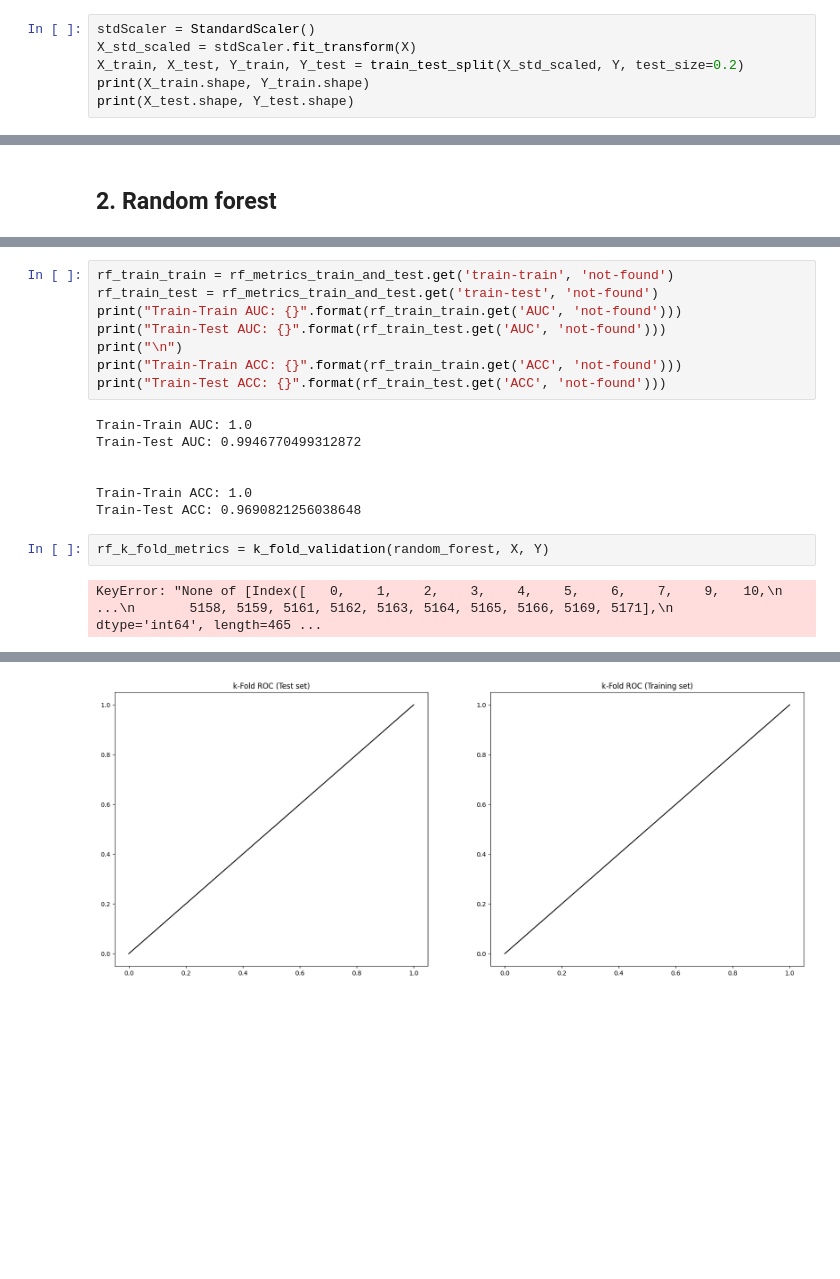
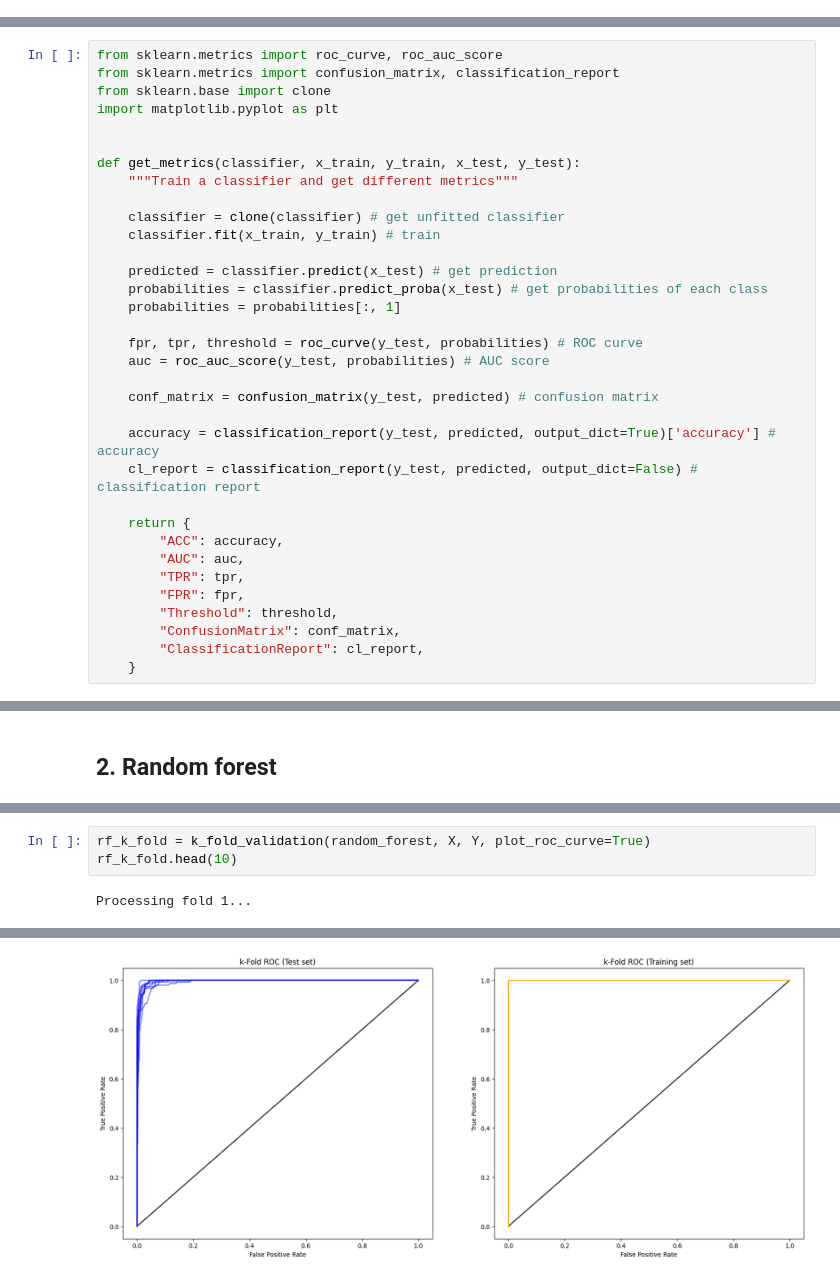
Before and after one commit to Exonault/TechnicalUniversityMastersProject, a Jupyter notebook: MachineLearning/MachineLearning/Notebooks/Project.ipynb, the cells around one changed output, grey strips where cells are left out. Saved outputs shown, nothing was run; the diff lists cells and outputs as text; blank space fills up the shorter version.

Commit message:
ML - some random development part 2

```diff
--- a/MachineLearning/MachineLearning/Notebooks/Project.ipynb
+++ b/MachineLearning/MachineLearning/Notebooks/Project.ipynb
@@ -238,6 +36,0 @@ k_fold_metrics.head(10)
-# %%
-stdScaler = StandardScaler()
-X_std_scaled = stdScaler.fit_transform(X)
-X_train, X_test, Y_train, Y_test = train_test_split(X_std_scaled, Y, test_size=0.2)
-print(X_train.shape, Y_train.shape)
-print(X_test.shape, Y_test.shape)
@@ -285,0 +37,34 @@ k_fold_metrics.head(10)
+# %%
+from sklearn.metrics import roc_curve, roc_auc_score
+from sklearn.metrics import confusion_matrix, classification_report
+from sklearn.base import clone
+import matplotlib.pyplot as plt
+
+
+def get_metrics(classifier, x_train, y_train, x_test, y_test):
+    """Train a classifier and get different metrics"""
+
+    classifier = clone(classifier) # get unfitted classifier
+    classifier.fit(x_train, y_train) # train
+
+    predicted = classifier.predict(x_test) # get prediction
+    probabilities = classifier.predict_proba(x_test) # get probabilities of each class
+    probabilities = probabilities[:, 1]
+
+    fpr, tpr, threshold = roc_curve(y_test, probabilities) # ROC curve
+    auc = roc_auc_score(y_test, probabilities) # AUC score
+
+    conf_matrix = confusion_matrix(y_test, predicted) # confusion matrix
+
+    accuracy = classification_report(y_test, predicted, output_dict=True)['accuracy'] # accuracy
+    cl_report = classification_report(y_test, predicted, output_dict=False) # classification report
+
+    return {
+        "ACC": accuracy,
+        "AUC": auc,
+        "TPR": tpr,
+        "FPR": fpr,
+        "Threshold": threshold,
+        "ConfusionMatrix": conf_matrix,
+        "ClassificationReport": cl_report,
+    }
@@ -302,19 +384,5 @@ rf_metrics_train_and_test = get_metrics_train_and_test(random_forest, X_train, Y
-# %%
-rf_train_train = rf_metrics_train_and_test.get('train-train', 'not-found')
-rf_train_test = rf_metrics_train_and_test.get('train-test', 'not-found')
-print("Train-Train AUC: {}".format(rf_train_train.get('AUC', 'not-found')))
-print("Train-Test AUC: {}".format(rf_train_test.get('AUC', 'not-found')))
-print("\n")
-print("Train-Train ACC: {}".format(rf_train_train.get('ACC', 'not-found')))
-print("Train-Test ACC: {}".format(rf_train_test.get('ACC', 'not-found')))
-# %% [output]
-Train-Train AUC: 1.0
-Train-Test AUC: 0.9946770499312872
-
-
-Train-Train ACC: 1.0
-Train-Test ACC: 0.9690821256038648
 # %%
-rf_k_fold_metrics = k_fold_validation(random_forest, X, Y)
+rf_k_fold = k_fold_validation(random_forest, X, Y, plot_roc_curve=True)
+rf_k_fold.head(10)
 # %% [output]
-KeyError: "None of [Index([   0,    1,    2,    3,    4,    5,    6,    7,    9,   10,\n       ...\n       5158, 5159, 5161, 5162, 5163, 5164, 5165, 5166, 5169, 5171],\n      dtype='int64', length=465 ...
+Processing fold 1...
@@ -321 +398 @@ KeyError: "None of [Index([   0,    1,    2,    3,    4,    5,    6,    7,    9,
-[figure, old version]
+[figure, new version]
```
Also changed, not shown: parts of 53 cells of this notebook.
